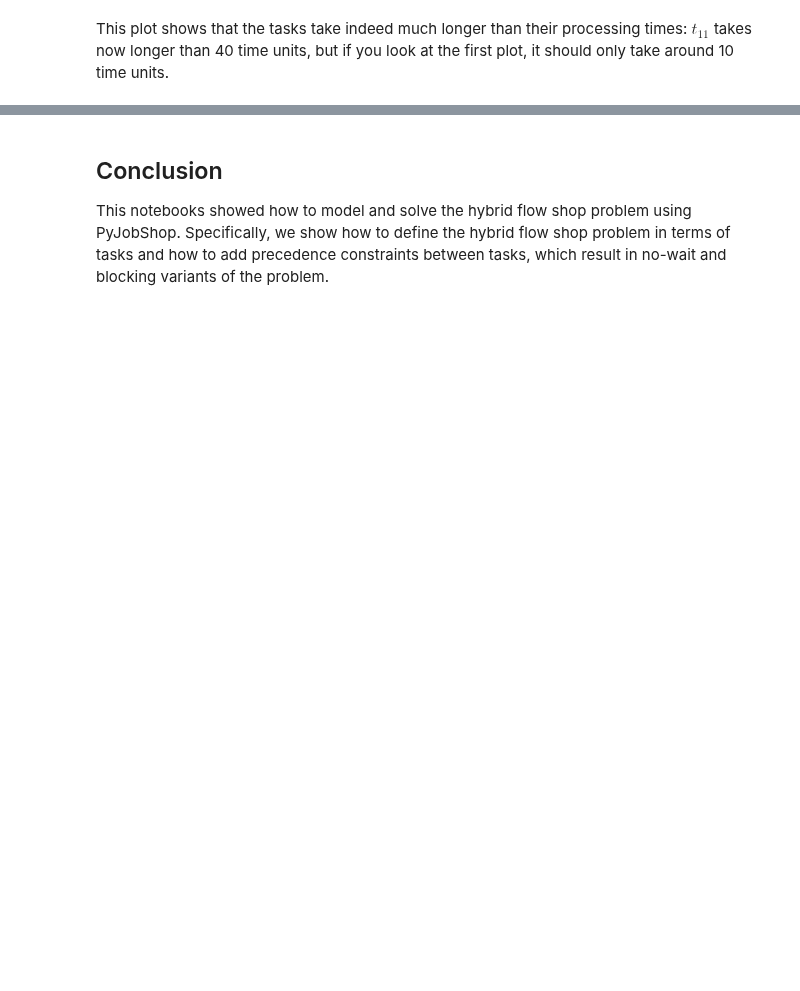
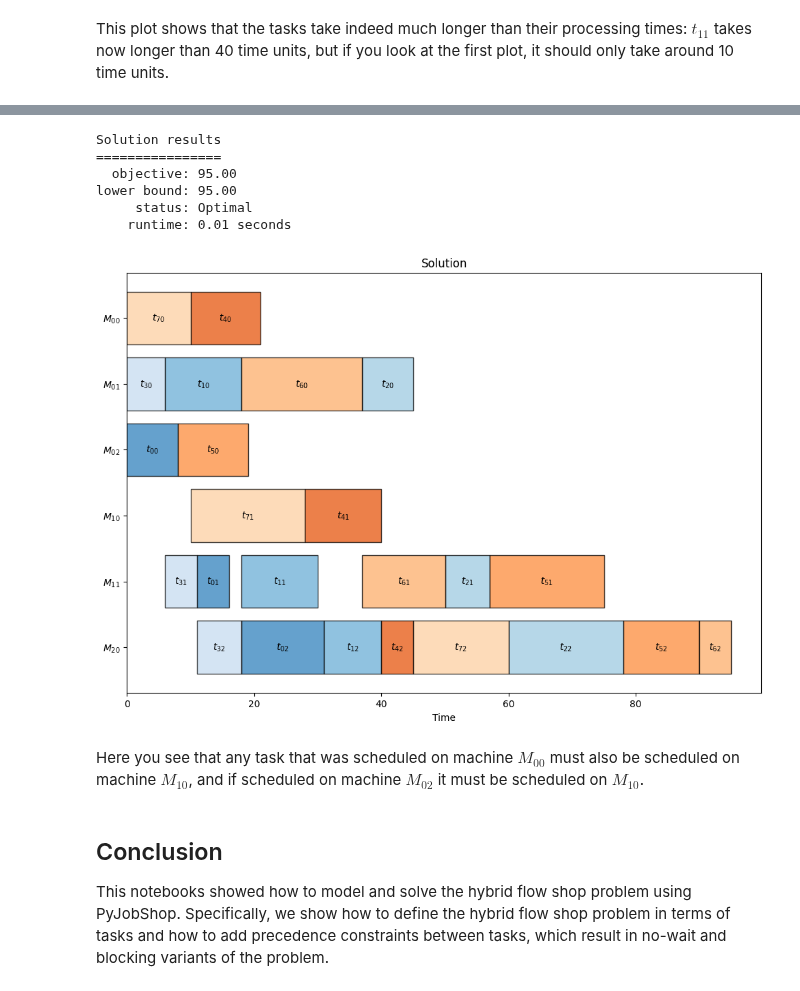
Before and after one commit to PyJobShop/PyJobShop, a Jupyter notebook: examples/hybrid_flow_shop.ipynb, the cells around one changed output, grey strips where cells are left out. Drawn from its saved outputs; the diff is of its cells as text; code cells hidden in the pictures; blank space fills up the shorter version.

Commit message:
Add mode dependency example

```diff
--- a/examples/hybrid_flow_shop.ipynb
+++ b/examples/hybrid_flow_shop.ipynb
@@ -199,3 +212,56 @@ This plot shows that the tasks take indeed much longer than their processing tim
+# %%
+model = Model()
+
+stage2machines = {}
+for k in range(num_stages):
+    stage2machines[k] = [
+        model.add_machine(name=machine_name(m, k))
+        for m in range(num_machines[k])
+    ]
+
+jobs = [model.add_job() for _ in range(num_jobs)]
+
+for j, job in enumerate(jobs):
+    tasks = [
+        model.add_task(job=job, name=job_name(j, k)) for k in range(num_stages)
+    ]
+    modes = {}
+
+    for stage in range(num_stages):
+        for machine in stage2machines[stage]:
+            duration = PROCESSING_TIMES[j, stage]
+            mode = model.add_mode(tasks[stage], machine, duration)
+            modes[stage, machine] = mode
+
+    for idx in range(num_stages - 1):
+        first = tasks[idx]
+        second = tasks[idx + 1]
+        model.add_end_before_start(first, second)
+
+    allowed = {0: [0], 1: [0, 1], 2: [1]}
+    for machine_idx, machine in enumerate(stage2machines[0]):
+        mode = modes[0, machine]
+        modes_to = [
+            modes[1, stage2machines[1][next_machine]]
+            for next_machine in allowed[machine_idx]
+        ]
+        model.add_mode_dependency(mode, modes_to)
+# %%
+result = model.solve(display=False)
+print(result)
+# %% [output]
+Solution results
+================
+  objective: 95.00
+lower bound: 95.00
+     status: Optimal
+    runtime: 0.01 seconds
+# %%
+plot_machine_gantt(result.best, model.data(), plot_labels=True)
+# %% [output]
+[figure, added]
+# %% [markdown]
+Here you see that any task that was scheduled on machine $M_{00}$ must also be scheduled on machine $M_{10}$, and if scheduled on machine $M_{02}$ it must be scheduled on $M_{10}$.
 # %% [markdown]
 ## Conclusion
 This notebooks showed how to model and solve the hybrid flow shop problem using PyJobShop. Specifically, we show how to define the hybrid flow shop problem in terms of tasks and how to add precedence constraints between tasks, which result in no-wait and blocking variants of the problem.
```
Also changed, not shown: parts of 9 cells of this notebook, 2 other files.
